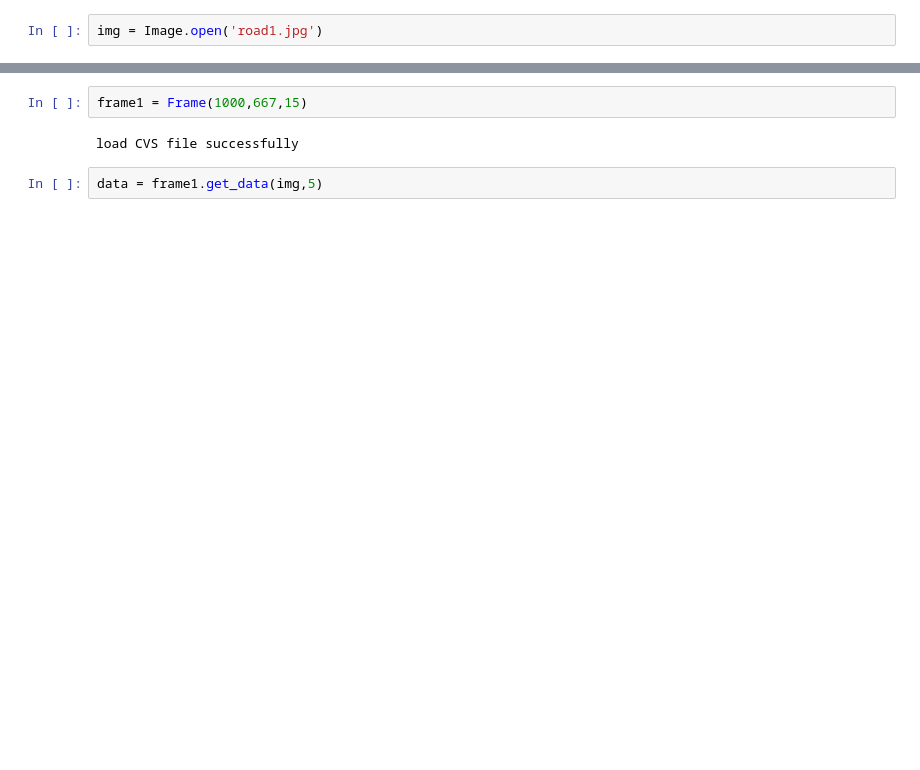
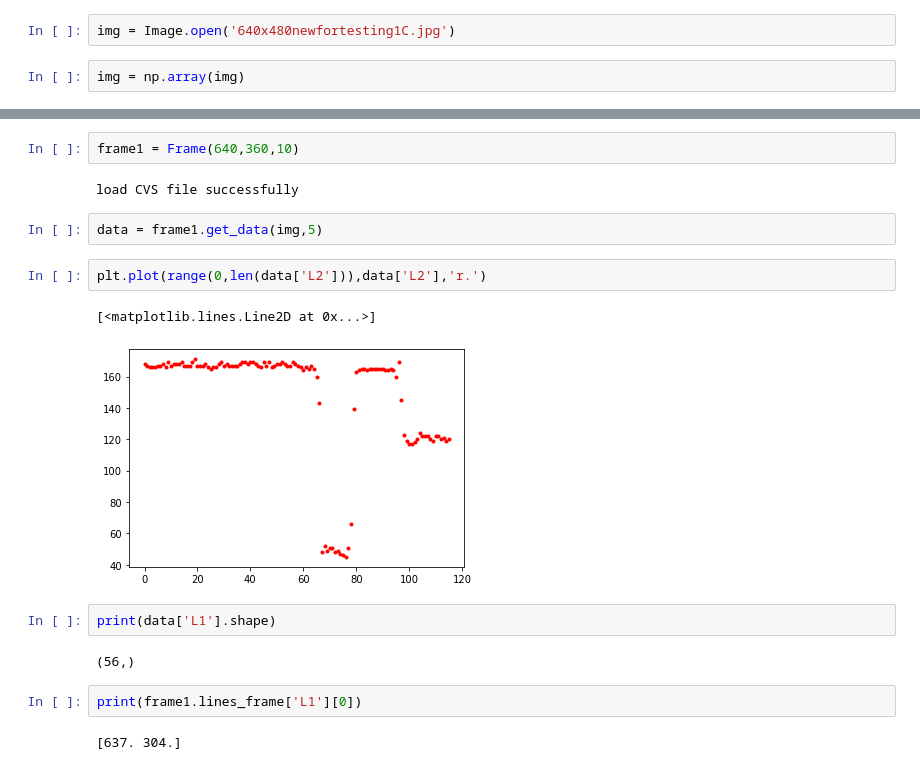
Before and after one commit to ChheangL/carCode, a Jupyter notebook: Demo.ipynb, the cells around one changed output, grey strips where cells are left out. Drawn from its saved outputs; the diff is of its cells as text; blank space fills up the shorter version.

```diff
--- a/Demo.ipynb
+++ b/Demo.ipynb
@@ -6,2 +9,4 @@ import timeit as ti
 # %%
-img = Image.open('road1.jpg')
+img = Image.open('640x480newfortesting1C.jpg')
+# %%
+img = np.array(img)
@@ -8,6 +17,19 @@ img = Image.open('road1.jpg')
 # %%
-frame1 = Frame(1000,667,15)
+frame1 = Frame(640,360,10)
 # %% [output]
 load CVS file successfully
-# %%
-data = frame1.get_data(img,5)
+# %%
+data = frame1.get_data(img,5)
+# %%
+plt.plot(range(0,len(data['L2'])),data['L2'],'r.')
+# %% [output]
+[<matplotlib.lines.Line2D at 0x...>]
+[figure, added]
+# %%
+print(data['L1'].shape)
+# %% [output]
+(56,)
+# %%
+print(frame1.lines_frame['L1'][0])
+# %% [output]
+[637. 304.]
```
Also changed, not shown: parts of 7 cells of this notebook, 5 other files.
